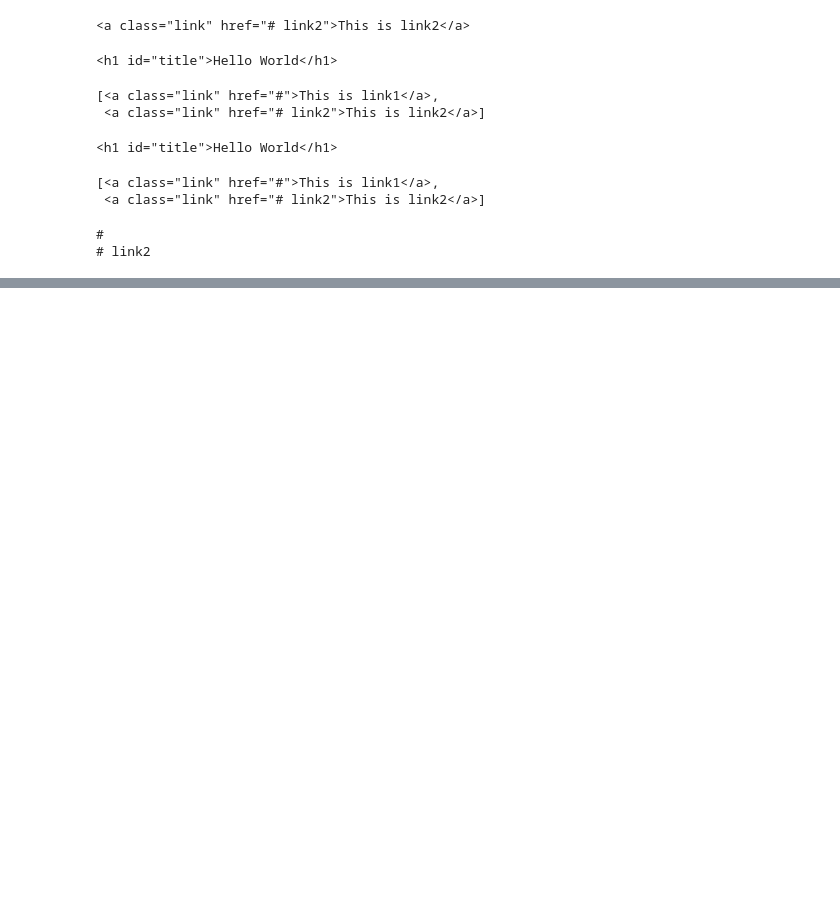
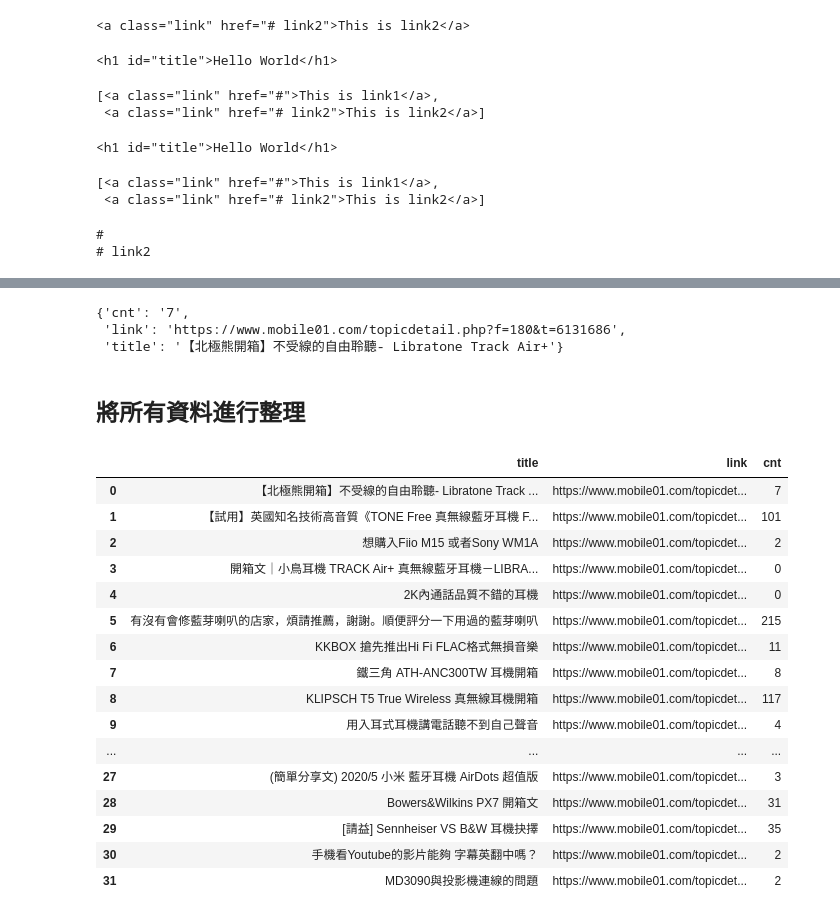
Before and after one commit to ywchiu/tibame_tm, a Jupyter notebook: Demo20200708.ipynb, the cells around one changed output, grey strips where cells are left out. Drawn from its saved outputs; the diff is of its cells as text; code cells hidden in the pictures; blank space fills up the shorter version.

```diff
--- a/Demo20200708.ipynb
+++ b/Demo20200708.ipynb
@@ -155,0 +165,12 @@ soup.select_one('')
+# %%
+from bs4 import BeautifulSoup
+soup = BeautifulSoup(res.text, 'lxml')
+# %%
+domain = 'https://www.mobile01.com/'
+for tr in soup.select('div.l-listTable__tr'):
+  #print(tr)
+  if tr.select_one('.c-listTableTd__title a'):
+    print(tr.select_one('.c-listTableTd__title a').text)
+    print(domain + tr.select_one('.c-listTableTd__title a').get('href'))
+    print(tr.select_one('.o-fMini').text)
+    print('================================')
@@ -155,0 +195,3 @@ soup.select_one('')
+# %%
+for i in range(1,4):
+  print('https://www.mobile01.com/topiclist.php?f=180&p={}'.format(i))
@@ -155,0 +240,55 @@ soup.select_one('')
+# %%
+domain = 'https://www.mobile01.com/'
+# 空List
+comments_ary = []
+# 換頁
+for i in range(1,2):
+  # 換頁連結
+  pageurl = 'https://www.mobile01.com/topiclist.php?f=180&p={}'.format(i)
+  # 抓取頁面資訊
+  res = requests.get(pageurl, headers = headers)
+  # 解析頁面資訊
+  soup = BeautifulSoup(res.text, 'lxml')
+  # 解析每一列
+  for tr in soup.select('div.l-listTable__tr'):
+    if tr.select_one('.c-listTableTd__title a'):
+      # 將每一篇資訊整理在字典中
+      ret_dic = {}
+      # 標題
+      ret_dic['title'] = tr.select_one('.c-listTableTd__title a').text
+      # 連結
+      ret_dic['link'] = domain + tr.select_one('.c-listTableTd__title a').get('href')
+      # 回應
+      ret_dic['cnt'] = tr.select_one('.o-fMini').text
+      comments_ary.append(ret_dic)
+      #print('================================')
+# %%
+comments_ary[0]
+# %% [output]
+{'cnt': '7',
+ 'link': 'https://www.mobile01.com/topicdetail.php?f=180&t=6131686',
+ 'title': '【北極熊開箱】不受線的自由聆聽- Libratone Track Air+'}
+# %% [markdown]
+## 將所有資料進行整理
+# %%
+import pandas
+comments_df = pandas.DataFrame(comments_ary)
+comments_df
+# %% [output]
+|  | title | link | cnt |
+| 0 | 【北極熊開箱】不受線的自由聆聽- Libratone Track ... | https://www.mobile01.com/topicdet... | 7 |
+| 1 | 【試用】英國知名技術高音質《TONE Free 真無線藍牙耳機 F... | https://www.mobile01.com/topicdet... | 101 |
+| 2 | 想購入Fiio M15 或者Sony WM1A | https://www.mobile01.com/topicdet... | 2 |
+| 3 | 開箱文｜小鳥耳機 TRACK Air+ 真無線藍牙耳機－LIBRA... | https://www.mobile01.com/topicdet... | 0 |
+| 4 | 2K內通話品質不錯的耳機 | https://www.mobile01.com/topicdet... | 0 |
+| 5 | 有沒有會修藍芽喇叭的店家，煩請推薦，謝謝。順便評分一下用過的藍芽喇叭 | https://www.mobile01.com/topicdet... | 215 |
+| 6 | KKBOX 搶先推出Hi Fi FLAC格式無損音樂 | https://www.mobile01.com/topicdet... | 11 |
+| 7 | 鐵三角 ATH-ANC300TW 耳機開箱 | https://www.mobile01.com/topicdet... | 8 |
+| 8 | KLIPSCH T5 True Wireless 真無線耳機開箱 | https://www.mobile01.com/topicdet... | 117 |
+| 9 | 用入耳式耳機講電話聽不到自己聲音 | https://www.mobile01.com/topicdet... | 4 |
+| ... | ... | ... | ... |
+| 27 | (簡單分享文) 2020/5 小米 藍牙耳機 AirDots 超值版 | https://www.mobile01.com/topicdet... | 3 |
+| 28 | Bowers&Wilkins PX7 開箱文 | https://www.mobile01.com/topicdet... | 31 |
+| 29 | [請益] Sennheiser VS B&W 耳機抉擇 | https://www.mobile01.com/topicdet... | 35 |
+| 30 | 手機看Youtube的影片能夠 字幕英翻中嗎？ | https://www.mobile01.com/topicdet... | 2 |
+| 31 | MD3090與投影機連線的問題 | https://www.mobile01.com/topicdet... | 2 |
```
Also changed, not shown: parts of 8 cells of this notebook.
